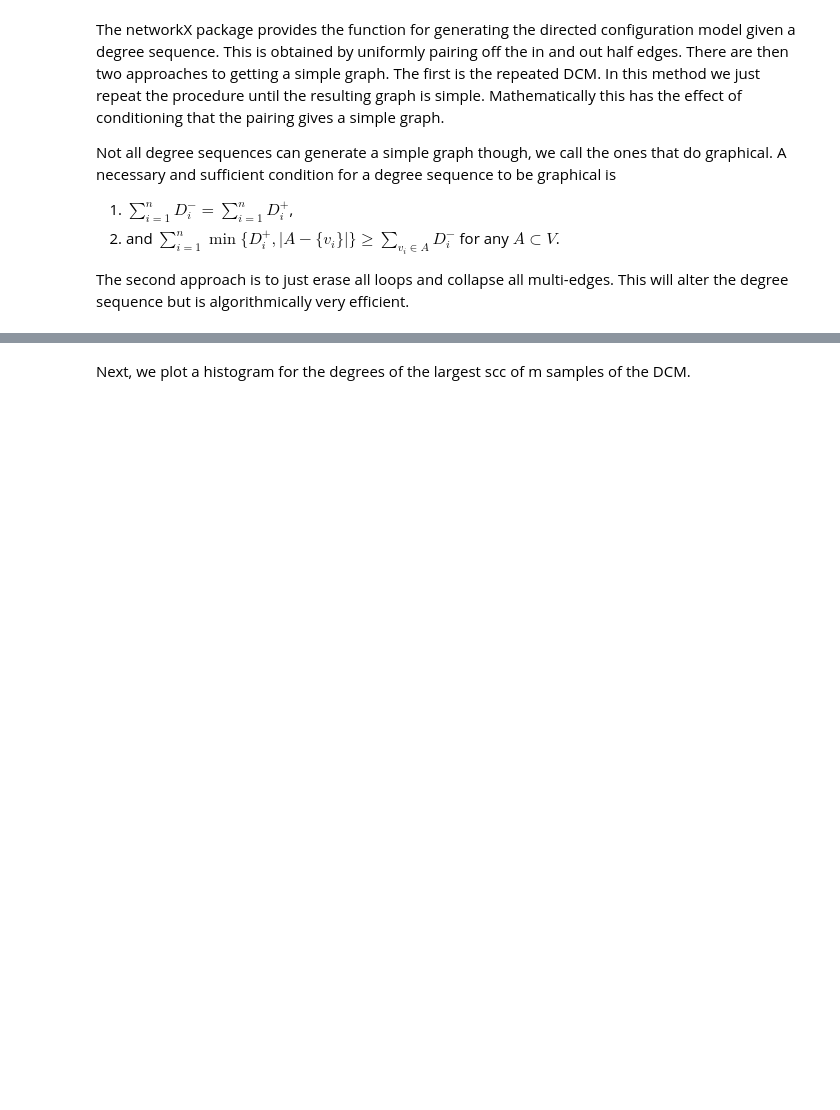
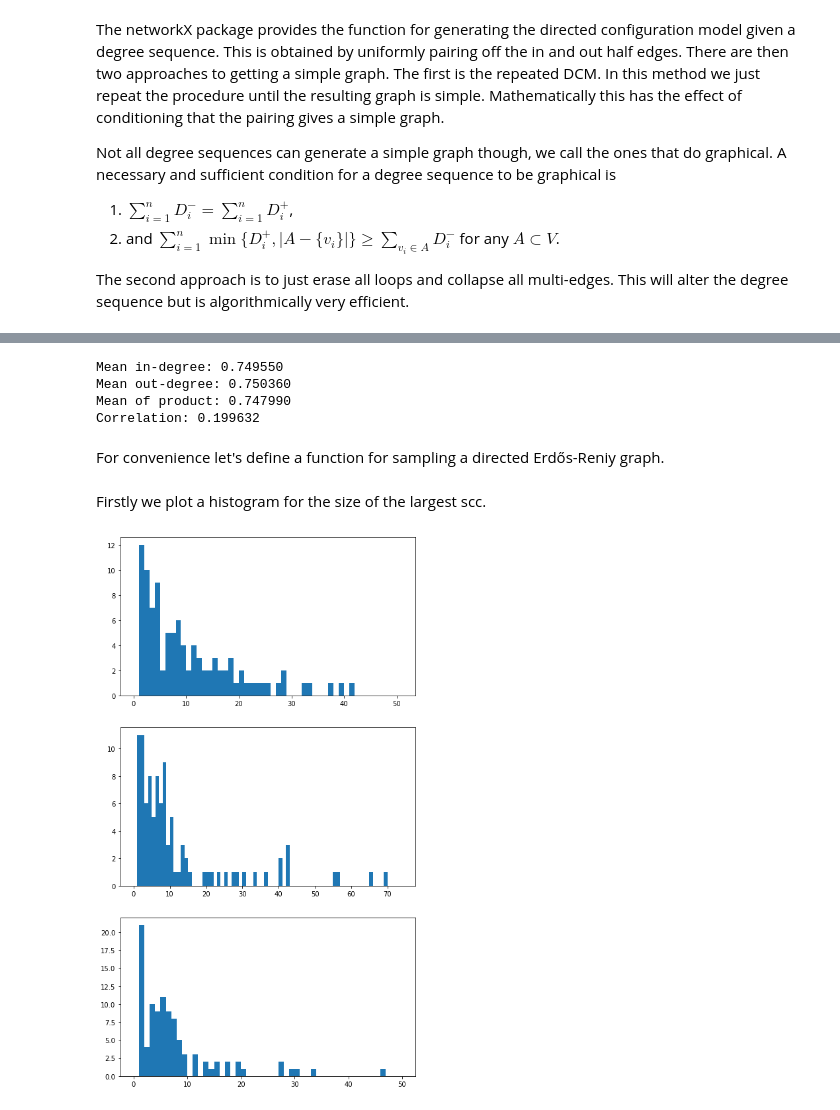
Before and after one commit to zhenengxie/directed_configuration_model, a Jupyter notebook: Directed Configuration Model Simulation.ipynb, the cells around one changed output, grey strips where cells are left out. Saved outputs shown, nothing was run; the diff lists cells and outputs as text; code cells hidden in the pictures; blank space fills up the shorter version.

```diff
--- a/Directed Configuration Model Simulation.ipynb
+++ b/Directed Configuration Model Simulation.ipynb
@@ -168,0 +139,19 @@ for degree_generator, ax in zip(degree_generator_list, [ax1, ax2, ax3]):
+# %%
+# testing poisson_degrees gives a critical sequence with the correct correlation
+
+n = 100000
+corr = 0.2 # change me and check the empircal means and corr looks right
+
+in_degrees, out_degrees = poisson_degrees(n, corr)
+
+print("Mean in-degree: {0:f}".format(np.mean(in_degrees)))
+print("Mean out-degree: {0:f}".format(np.mean(out_degrees)))
+print("Mean of product: {0:f}".format(np.mean(in_degrees * out_degrees)))
+print("Correlation: {0:f}".format(np.corrcoef(in_degrees, out_degrees)[1, 0]))
+# %% [output]
+Mean in-degree: 0.749550
+Mean out-degree: 0.750360
+Mean of product: 0.747990
+Correlation: 0.199632
+# %% [markdown]
+For convenience let's define a function for sampling a directed Erdős-Reniy graph.
@@ -169,2 +179,31 @@ for degree_generator, ax in zip(degree_generator_list, [ax1, ax2, ax3]):
 # %% [markdown]
-Next, we plot a histogram for the degrees of the largest scc of m samples of the DCM.
+Firstly we plot a histogram for the size of the largest scc.
+# %%
+# parameters
+
+tries = 100
+n = 1000
+corr_list = [-0.3, 0, 0.3]
+
+# setting up axes
+fig, [ax1, ax2, ax3] = plt.subplots(3, 1, figsize=(8, 15))
+
+# simulation and plotting
+for corr, ax in zip(corr_list, [ax1, ax2, ax3]):
+    largest_scc_size_list = []
+
+    for _ in range(tries):
+        # sampling the configuration model
+        in_degrees, out_degrees = sample_degree_sequence(lambda n: poisson_degrees(n, corr), n)
+        G = nx.directed_configuration_model(in_degrees, out_degrees)
+
+        # finding largest scc
+        largest_scc = max(nx.strongly_connected_components(G), key = len)
+
+        # recording size of largest scc
+        largest_scc_size_list.append(len(largest_scc))
+
+    # plotting the histogram
+    ax.hist(largest_scc_size_list, bins=range(max(largest_scc_size_list)))
+# %% [output]
+[figure, added]
```
Also changed, not shown: parts of 7 cells of this notebook.
